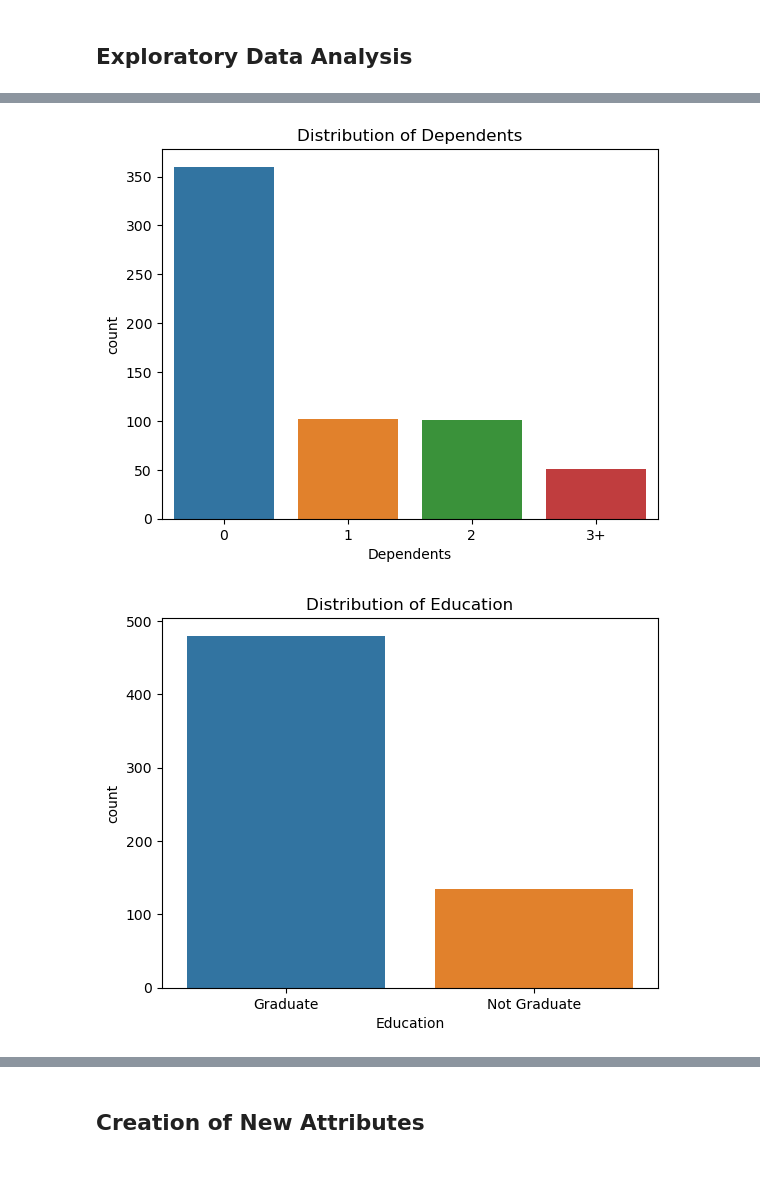
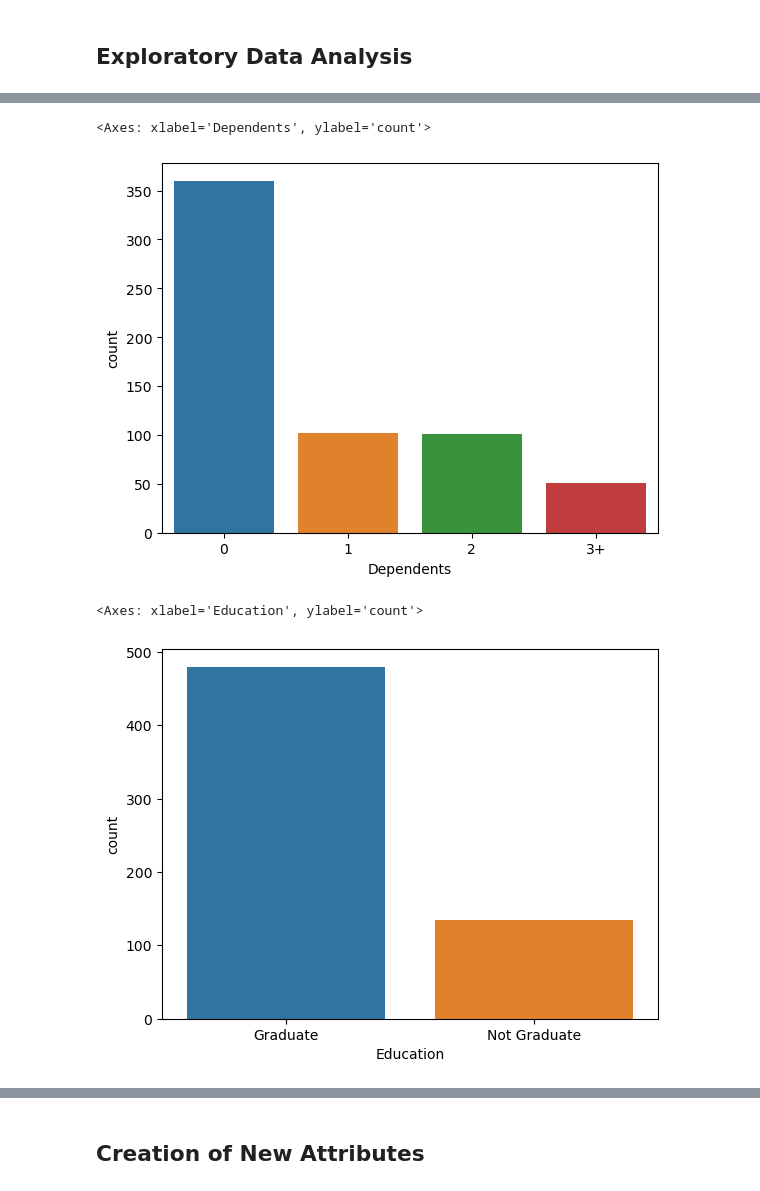
Before and after one commit to AnvithaChaluvadi/Loan-Decision-Tool_Project2, a Jupyter notebook: test-loan defaulter.ipynb, the cells around one changed output, grey strips where cells are left out. Saved outputs shown, nothing was run; the diff lists cells and outputs as text; code cells hidden in the pictures.

```diff
--- a/test-loan defaulter.ipynb
+++ b/test-loan defaulter.ipynb
@@ -169,14 +167,12 @@ plt.show()
 # %%
 sns.countplot(x ='Dependents', data = test_loan_df)
-plt.title("Distribution of Dependents")
-plt.show()
 # %% [output]
+<Axes: xlabel='Dependents', ylabel='count'>
-[figure, old version]
+[figure, new version]
 # %%
 sns.countplot(x ='Education', data = test_loan_df)
-plt.title("Distribution of Education")
-plt.show()
 # %% [output]
+<Axes: xlabel='Education', ylabel='count'>
-[figure, old version]
+[figure, new version]
 # %%
 sns.countplot(x ='Self_Employed', data = test_loan_df)
```
Also changed, not shown: parts of 26 cells of this notebook, 16 other files.
